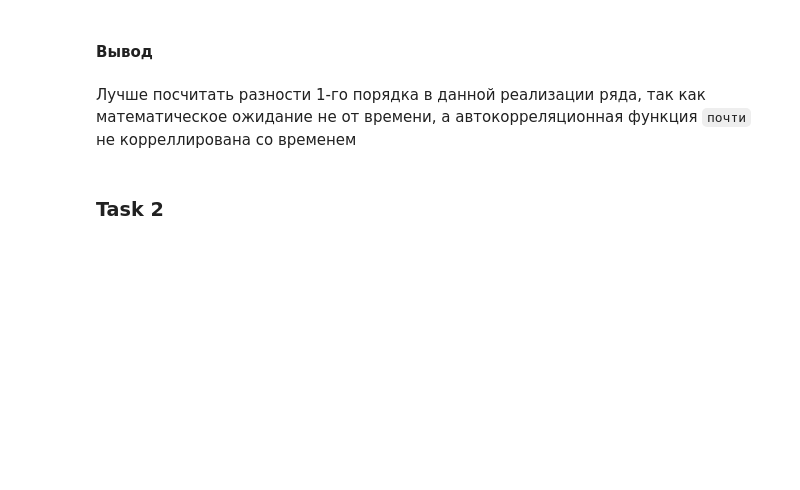
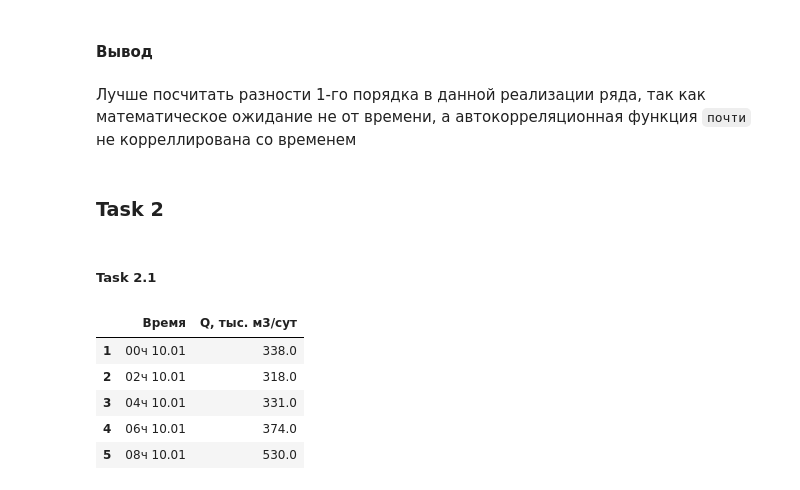
Before and after one commit to Bullldoger/prediction_theory, a Jupyter notebook: notebooks/Labs.ipynb, the cells around one changed output. Cells and saved outputs as stored; diff of their text form; code cells hidden in the pictures; blank space fills up the shorter version.

```diff
--- a/notebooks/Labs.ipynb
+++ b/notebooks/Labs.ipynb
@@ -1001,3 +1001,15 @@ fig = sm.graphics.tsa.plot_pacf(p_without_trend[:, 0], lags=50, ax=ax2)
 Лучше посчитать разности 1-го порядка в данной реализации ряда, так как математическое ожидание не от времени, а автокорреляционная функция ``почти`` не корреллирована со временем
 # %% [markdown]
 ### Task 2
+# %% [markdown]
+##### Task 2.1
+# %%
+q_times = pd.read_excel('../data/Time Series.xls', sheet_name='Расход на ГРС')[1:]
+q_times.head()
+# %% [output]
+|  | Время | Q, тыс. м3/сут |
+| 1 | 00ч 10.01 | 338.0 |
+| 2 | 02ч 10.01 | 318.0 |
+| 3 | 04ч 10.01 | 331.0 |
+| 4 | 06ч 10.01 | 374.0 |
+| 5 | 08ч 10.01 | 530.0 |
```
Also changed, not shown: parts of 9 cells of this notebook.
